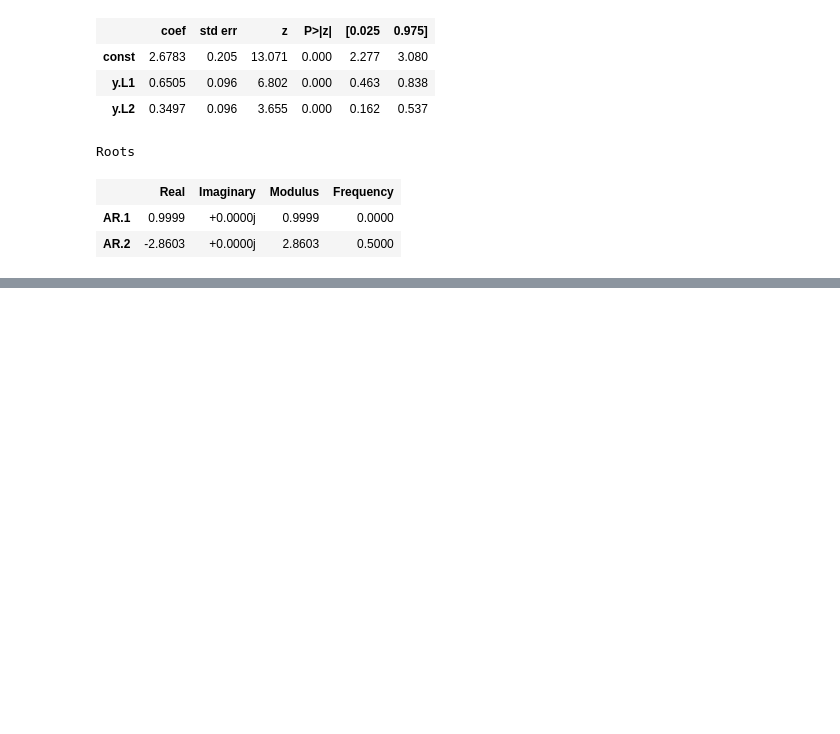
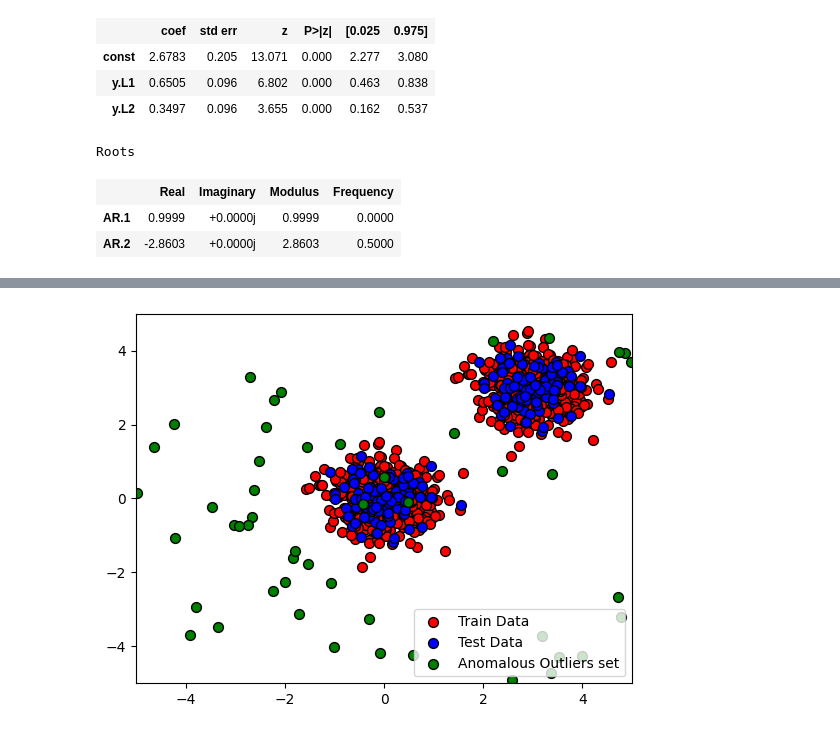
Before and after one commit to rpd3117/Cybersecurity-june24, a Jupyter notebook: Cybersecurity_june2024.ipynb, the cells around one changed output, grey strips where cells are left out. Cells and saved outputs as stored; diff of their text form; code cells hidden in the pictures; blank space fills up the shorter version.

```diff
--- a/Cybersecurity_june2024.ipynb
+++ b/Cybersecurity_june2024.ipynb
@@ -61,0 +71,7 @@ Roots
+# %%
+X_train = 0.5 * random_seed.randn(500, 2)
+X_train = np.r_[X_train +  3, X_train]
+
+X_train = pd.DataFrame(X_train, columns=['x', 'y'])
+
+X_train.head()
@@ -61,0 +85,7 @@ Roots
+# %%
+X_test = 0.5 * random_seed.randn(100, 2)
+X_test = np.r_[X_test +  3, X_test]
+
+X_test = pd.DataFrame(X_test, columns=['x', 'y'])
+
+X_test.head()
@@ -61,0 +99,6 @@ Roots
+# %%
+X_outliers = random_seed.uniform(low=-5, high=5, size=(50, 2))
+
+X_outliers = pd.DataFrame(X_outliers, columns=['x', 'y'])
+
+X_outliers.head()
@@ -61,0 +112,15 @@ Roots
+# %%
+%matplotlib inline
+import matplotlib.pyplot as plt
+
+p1 = plt.scatter(X_train['x'], X_train['y'], c='red', s =50, edgecolors='k')
+p2 = plt.scatter(X_test['x'], X_test['y'], c='blue', s =50, edgecolors='k')
+p3 = plt.scatter(X_outliers['x'], X_outliers['y'], c='green', s =50, edgecolors='k')
+
+plt.xlim(-5, 5)
+plt.ylim(-5, 5)
+plt.legend([p1, p2, p3], ['Train Data', 'Test Data ', 'Anomalous Outliers set'], loc = "lower right")
+
+plt.show()
+# %% [output]
+[figure, added]
```
Also changed, not shown: parts of 9 cells of this notebook.
